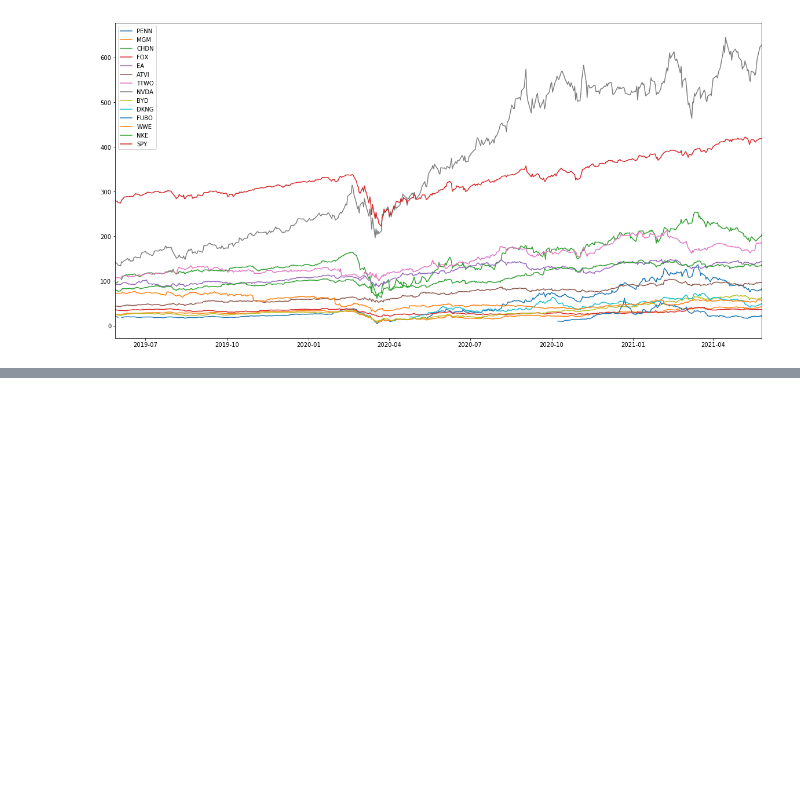
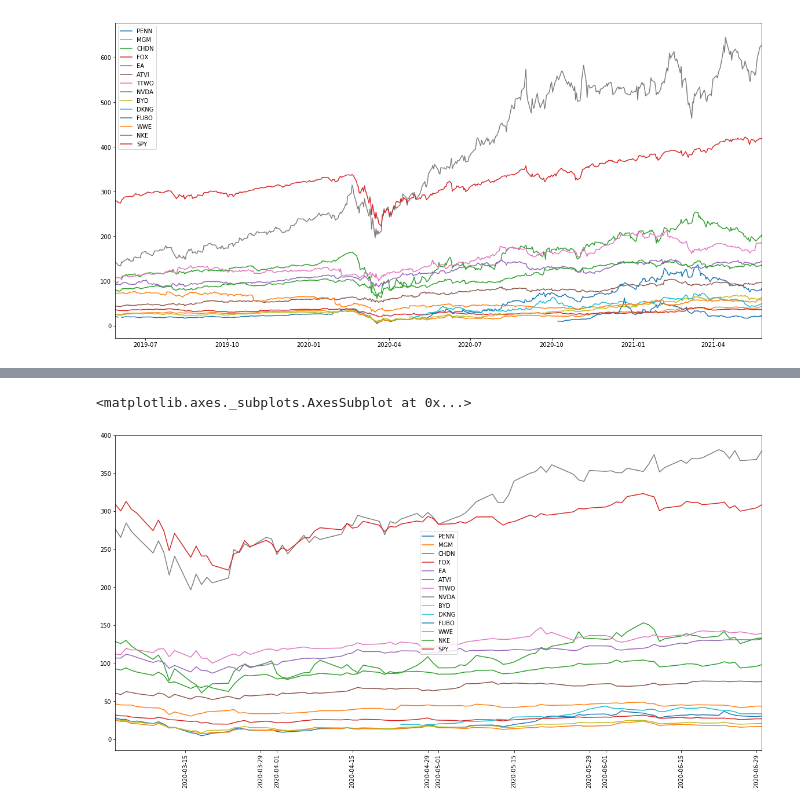
Before and after one commit to niallpwright/group2, a Jupyter notebook: project1dataanalysis.ipynb, the cells around one changed output, grey strips where cells are left out. Cells and saved outputs as stored; diff of their text form; code cells hidden in the pictures; blank space fills up the shorter version.

```diff
--- a/project1dataanalysis.ipynb
+++ b/project1dataanalysis.ipynb
@@ -606,0 +610,20 @@ sns.heatmap(correlation, vmin=-1, vmax=1)
+# %%
+ticker = ["PENN", "MGM", "CHDN", "FOX", "DKNG", "FUBO", "WWE", "NKE", "EA", "ATVI", "TTWO", "NVDA", "BYD", "SPY"]
+
+# Set timeframe to '1D'
+timeframe = "1D"
+
+# Set start and end datetimes of 5 years from Today
+start_date = pd.Timestamp("2020-03-01", tz="America/New_York").isoformat()
+end_date = pd.Timestamp("2020-06-30", tz="America/New_York").isoformat()
+
+# Get 1 year's worth of historical data for AAPL
+dip_rebound = api.get_barset(
+    ticker,
+    timeframe,
+    start=start_date,
+    end=end_date,
+    limit=1000,
+).df
+
+dip_rebound.head()
@@ -606,0 +640,20 @@ sns.heatmap(correlation, vmin=-1, vmax=1)
+# %%
+dip_rebound_prices = pd.DataFrame()
+dip_rebound_prices['PENN'] = dip_rebound['PENN']['close']
+dip_rebound_prices['MGM'] = dip_rebound['MGM']['close']
+dip_rebound_prices['CHDN'] = dip_rebound['CHDN']['close']
+dip_rebound_prices['FOX'] = dip_rebound['FOX']['close']
+dip_rebound_prices['EA'] = dip_rebound['EA']['close']
+dip_rebound_prices['ATVI'] = dip_rebound['ATVI']['close']
+dip_rebound_prices['TTWO'] = dip_rebound['TTWO']['close']
+dip_rebound_prices['NVDA'] = dip_rebound['NVDA']['close']
+dip_rebound_prices['BYD'] = dip_rebound['BYD']['close']
+dip_rebound_prices['DKNG'] = dip_rebound['DKNG']['close']
+dip_rebound_prices['FUBO'] = dip_rebound['FUBO']['close']
+dip_rebound_prices['WWE'] = dip_rebound['WWE']['close']
+dip_rebound_prices['NKE'] = dip_rebound['NKE']['close']
+dip_rebound_prices['SPY'] = dip_rebound['SPY']['close']
+
+
+dip_rebound_prices.index = dip_rebound_prices.index.date
+dip_rebound_prices.head(10)
@@ -606,0 +672,5 @@ sns.heatmap(correlation, vmin=-1, vmax=1)
+# %%
+dip_rebound_prices.plot(figsize=(20,10), rot=90)
+# %% [output]
+<matplotlib.axes._subplots.AxesSubplot at 0x...>
+[figure, added]
```
Also changed, not shown: parts of 22 cells of this notebook, 2 other files.
